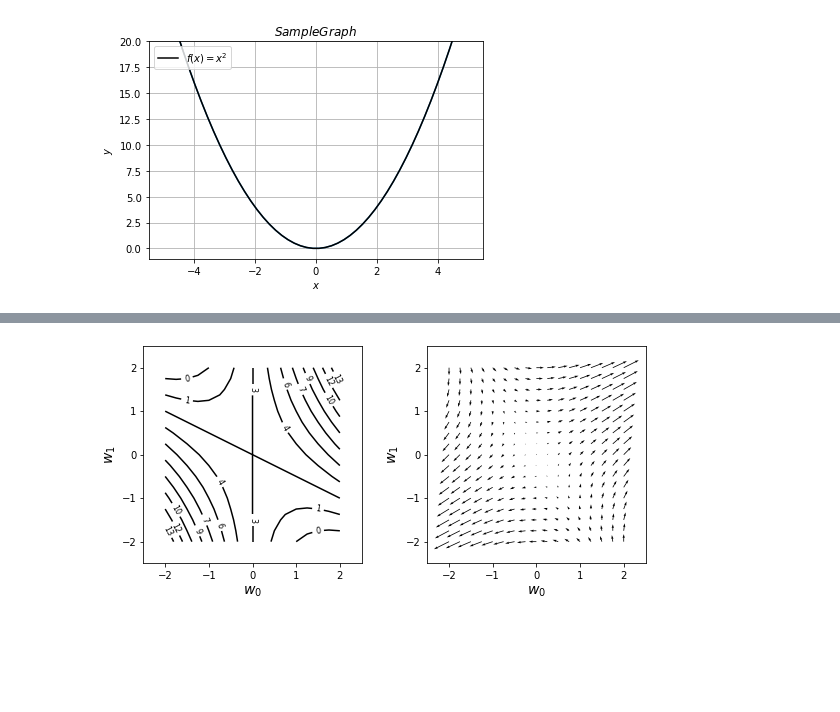
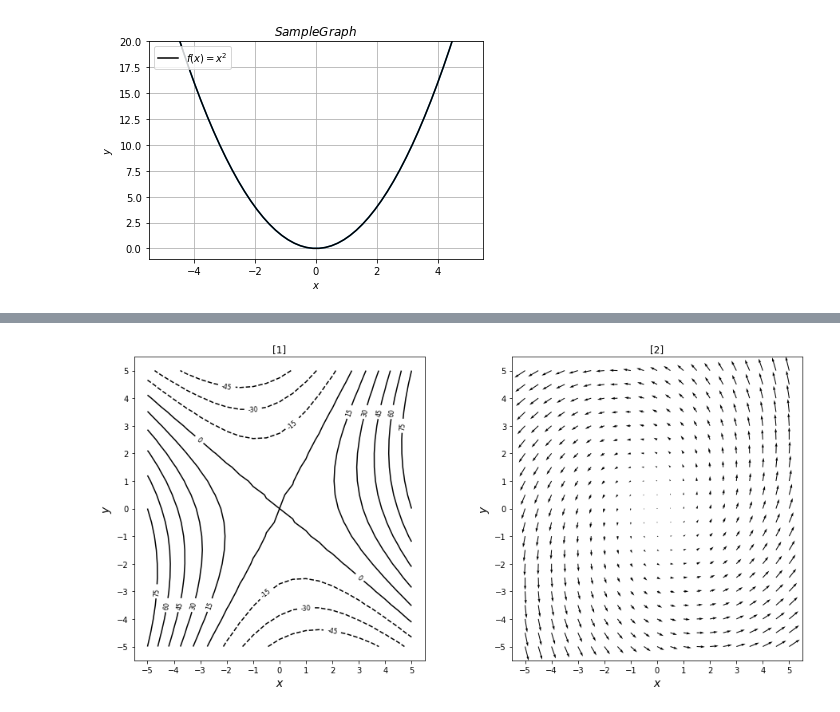
Before and after one commit to wantanblog/python_dev, a Jupyter notebook: Python_math3.ipynb, the cells around one changed output, grey strips where cells are left out. Drawn from its saved outputs; the diff is of its cells as text; code cells hidden in the pictures; blank space fills up the shorter version.

```diff
--- a/Python_math3.ipynb
+++ b/Python_math3.ipynb
@@ -41,7 +41,7 @@ from mpl_toolkits.mplot3d import Axes3D
 %matplotlib inline
 # 関数の定義
 def f(x,y):
-    return 2*x*x + 10*x - 2*y*y
+    return 3*x*x + 2*x*y - 2*y*y
 
 linelen = 10
 # X軸とY軸に0から5までの配列
@@ -82,13 +82,13 @@ from mpl_toolkits.mplot3d import Axes3D
 %matplotlib inline
 # 関数の定義
 def f(x,y):
-    return 2*x*x + 10*x - 2*y*y
+    return 3*x*x + 2*x*y - 2*y*y
 
 def f1(x,y):
-    return  2*x*x + 10*x - 4*y
+    return  2*x - 4*y
 
 def f2(x,y):
-    return 4*x + 10 - 2*y*y
+    return 6*x + 2*y
 
 linelen = 10
 # X軸とY軸に0から5までの配列
@@ -126,8 +126,7 @@ plt.ylabel('$y$')
 
 # グラフのサイズを指定する
 plt.subplot(2,2,2)
-plt.title("1.:72 - 8y^2")
-xline1 = npy.linspace(-5,5,20)
+plt.title("1.:2*x - 4*y")
 yline1 = npy.linspace(-5,5,20)
 zline1 = f(4,yline1)
 plt.plot(yline1, zline1)
@@ -136,7 +135,7 @@ plt.plot(yline1, zline1)
 
 # グラフのサイズを指定する
 plt.subplot(2,2,3)
-plt.title("2.:2x^2 + 10x - 32")
+plt.title("2.:6*x + 2*y")
 xline2 = npy.linspace(-5,5,20)
 zline2 = f(xline2,-4)
 plt.plot(xline2, zline2)
@@ -150,63 +149,66 @@ plt.show()
 # %%
-# リスト 4-2-(2)
 import numpy as np
 import matplotlib. pyplot as plt
 
 %matplotlib inline
 
-def f( w0, w1): # (A) f の 定義
-    return w0** 2 + 2 * w0 * w1 + 3
+# 関数の定義
+def f(x,y):
+    return 3*x*x + 2*x*y - 2*y*y
 
-def df_dw0( w0, w1): # (B) f の w 0 に関する 偏微分
-    return 2 * w0 + 2 * w1
+def f1(x,y):
+    return  2*x - 4*y
 
-def df_dw1( w0, w1): # (C) f の w 1 に関する 偏微分
-    return 2 * w0 + 0 * w1
+def f2(x,y):
+    return 6*x + 2*y
 
-w_range = 2
+range_ = 5
 
-dw = 0.25
-w0 = np.arange(- w_range, w_range + dw, dw)
-w1 = np.arange(- w_range, w_range + dw, dw)
+dw = 0.5
+x = np.arange(- range_, range_ + dw, dw)
+y = np.arange(- range_, range_ + dw, dw)
 
-ww0, ww1 = np.meshgrid( w0, w1)
+xrange, yrange = np.meshgrid( x, y)
 
-ff = np.zeros(( len( w0), len( w1)))
-dff_dw0 = np.zeros(( len( w0), len( w1)))
-dff_dw1 = np.zeros(( len( w0), len( w1)))
+ff = np.zeros(( len(x), len(y)))
+dff_x = np.zeros(( len(x), len(y)))
+dff_y = np.zeros(( len(x), len(y)))
 
-for i0 in range( len( w0)):
-    for i1 in range( len( w1)):
-        ff[ i1, i0] = f( w0[ i0], w1[ i1])
-        dff_dw0[ i1, i0] = df_dw0( w0[i0], w1[i1])
-        dff_dw1[ i1, i0] = df_dw1( w0[i0], w1[i1])
+for i0 in range( len( x)):
+    for i1 in range( len( y)):
+        ff[i1,i0] = f( x[ i0], y[ i1])
+        dff_x[ i1, i0] = f1( x[i0], y[i1])
+        dff_y[ i1, i0] = f2( x[i0], y[i1])
 
-plt.figure( figsize =( 9, 4))
+plt.figure(figsize =( 15, 7))
 plt.subplots_adjust( wspace = 0.3)
 plt.subplot( 1, 2, 1)
-cont = plt.contour( ww0, ww1, ff, 10, colors='k')
+plt.title("[1]")
+cont = plt.contour( xrange, yrange, ff, 10, colors='k')
 
-# (F) f の 等高線 表示
+# fの高等線の表示
 cont.clabel( fmt ='%d', fontsize = 8)
-plt.xticks( range(-w_range, w_range + 1, 1))
-plt.yticks( range(-w_range, w_range + 1, 1))
-plt.xlim(-w_range - 0.5, w_range + 0.5)
-plt.ylim(-w_range - 0.5, w_range + 0.5)
-plt.xlabel('$w_0$', fontsize = 14)
-plt.ylabel('$w_1$', fontsize = 14)
+plt.xticks( range(-range_, range_ + 1, 1))
+plt.yticks( range(-range_, range_ + 1, 1))
+plt.xlim(-range_ - 0.5, range_ + 0.5)
+plt.ylim(-range_ - 0.5, range_ + 0.5)
+plt.xlabel('$x$', fontsize = 14)
+plt.ylabel('$y$', fontsize = 14)
 
+# 勾配ベクトルの表示
 plt.subplot( 1, 2, 2)
-plt.quiver( ww0, ww1, dff_dw0, dff_dw1)
+plt.title("[2]")
+plt.quiver( xrange, yrange, dff_x, dff_y)
 
-plt.xlabel('$w_ 0$', fontsize = 14)
-plt.ylabel('$w_ 1$', fontsize = 14)
+plt.xlabel('$x$', fontsize = 14)
+plt.ylabel('$y$', fontsize = 14)
 
-plt.xticks( range(-w_range, w_range + 1, 1))
-plt.yticks( range(-w_range, w_range + 1, 1))
+plt.xticks( range(-range_, range_ + 1, 1))
+plt.yticks( range(-range_, range_ + 1, 1))
 
-plt.xlim(-w_range - 0.5, w_range + 0.5)
-plt.ylim(-w_range - 0.5, w_range + 0.5)
+plt.xlim(-range_ - 0.5, range_ + 0.5)
+plt.ylim(-range_ - 0.5, range_ + 0.5)
 
 plt.show()
 # %% [output]
-[figure, old version]
+[figure, new version]
```
Also changed, not shown: parts of 3 cells of this notebook.
